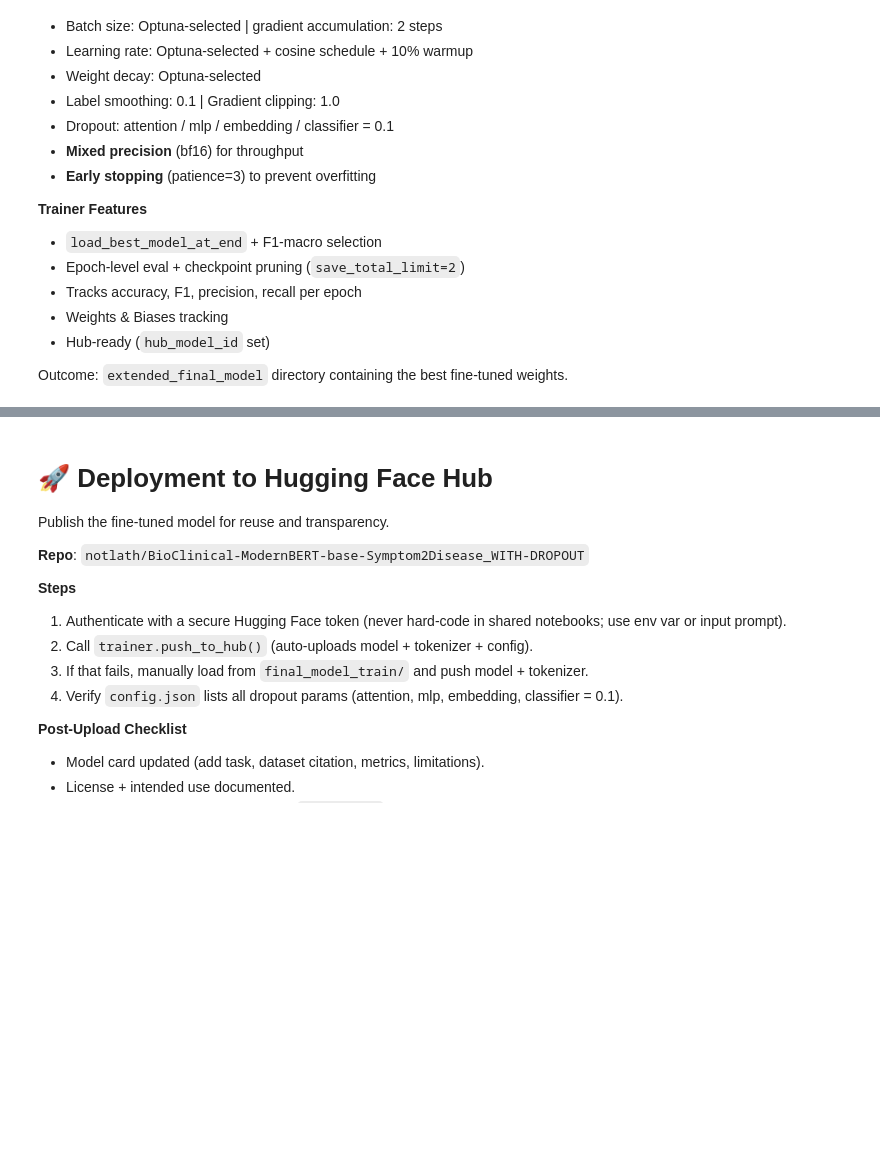
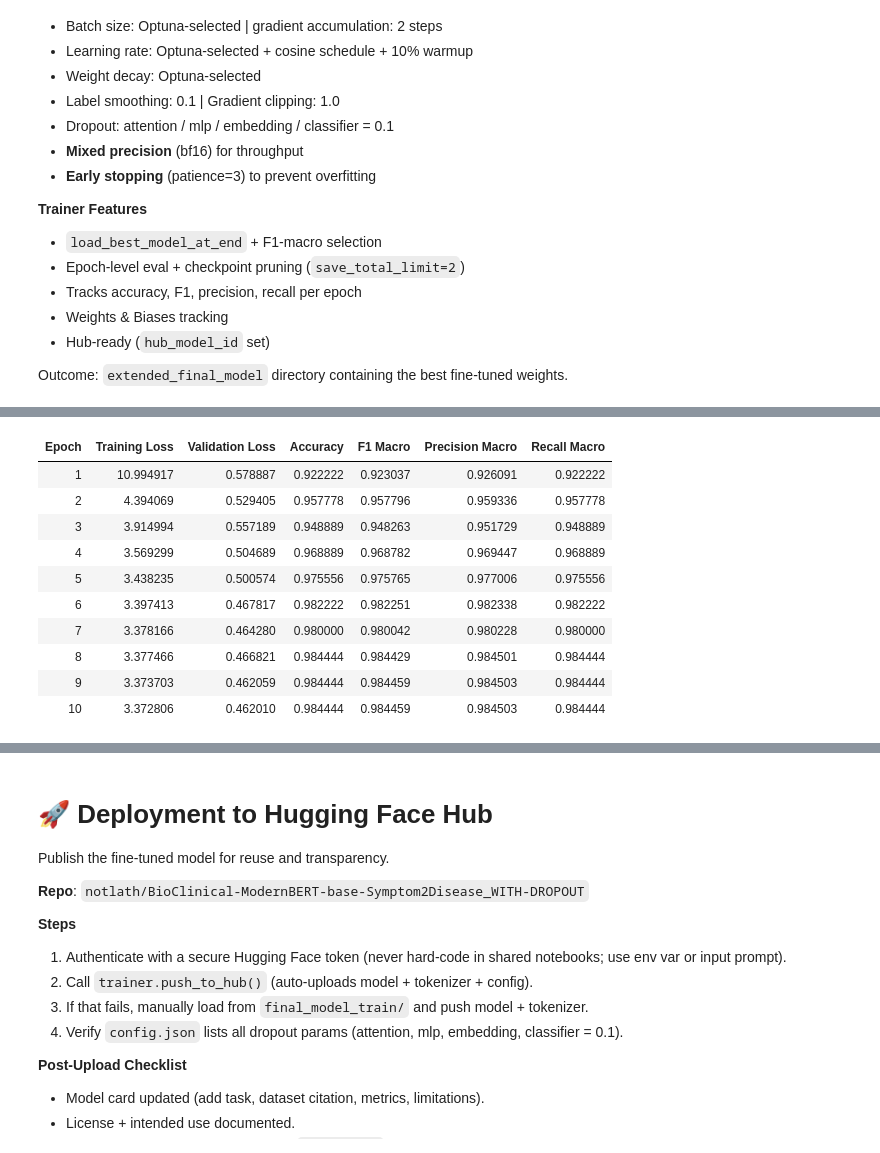
Before and after one commit to notlath/aill-be-sick, a Jupyter notebook: notebooks/finetuning/ClinicalBERT_Symptom2Disease_dataset.ipynb, the cells around one changed output, grey strips where cells are left out. Cells and saved outputs as stored; diff of their text form; code cells hidden in the pictures; blank space fills up the shorter version.

```diff
--- a/notebooks/finetuning/ClinicalBERT_Symptom2Disease_dataset.ipynb
+++ b/notebooks/finetuning/ClinicalBERT_Symptom2Disease_dataset.ipynb
@@ -647,0 +576,77 @@ wandb: 🚀 View run at https://wandb.ai/qltpagsuguiron-technological-institute-
+# %%
+from transformers import (
+    Trainer, TrainingArguments, AutoModelForSequenceClassification,
+    DataCollatorWithPadding, EarlyStoppingCallback,
+)
+
+model_id = "medicalai/ClinicalBERT"
+
+model = AutoModelForSequenceClassification.from_pretrained(
+    model_id,
+    num_labels=num_labels,
+    label2id=label2id,
+    id2label=id2label,
+    # attention_dropout=0.1,
+    # mlp_dropout=0.1,
+    # embedding_dropout=0.1,
+    # classifier_dropout=0.1,
+)
+
+# Calculate warmup from effective batch size (incl. accumulation)
+effective_batch = best_run.hyperparameters["per_device_train_batch_size"] * 8  # gradient_accumulation_steps=8
+steps_per_epoch = len(tokenized_dataset["train"]) // effective_batch
+total_steps = steps_per_epoch * 10
+warmup_steps = int(total_steps * 0.1)
+
+training_args = TrainingArguments(
+    output_dir="./extended_final_model",
+
+    # Optuna-optimized hyperparameters
+    per_device_train_batch_size=best_run.hyperparameters["per_device_train_batch_size"],
+    learning_rate=best_run.hyperparameters["learning_rate"],
+    weight_decay=best_run.hyperparameters["weight_decay"],
+
+    # Training configuration
+    per_device_eval_batch_size=8,
+    num_train_epochs=10,
+    gradient_accumulation_steps=8,
+    bf16=True,
+
+    # Optimization
+    warmup_steps=warmup_steps,
+    lr_scheduler_type="cosine",
+    label_smoothing_factor=0.1,
+    max_grad_norm=1.0,
+
+    # Checkpoint & evaluation
+    eval_strategy="epoch",
+    save_strategy="epoch",
+    save_total_limit=2,
+    load_best_model_at_end=True,
+    metric_for_best_model="eval_f1_macro",
+    greater_is_better=True,
+
+    # Logging & tracking
+    logging_strategy="epoch",
+    report_to="wandb",
+    run_name="final_training_optimized_hyperparams",
+
+    # Hugging Face integration
+    hub_model_id="notlath/ClinicalBERT_Symptom2Disease_dataset",
+
+    # Reproducibility
+    seed=42,
+)
+
+trainer = Trainer(
+    model=model,
+    args=training_args,
+    train_dataset=tokenized_dataset['train'],
+    eval_dataset=tokenized_dataset['validation'],
+    data_collator=data_collator,
+    compute_metrics=compute_metrics,
+    callbacks=[EarlyStoppingCallback(early_stopping_patience=3)],
+)
+
+trainer.train()
+# %% [output]
@@ -647,0 +671,11 @@ wandb: 🚀 View run at https://wandb.ai/qltpagsuguiron-technological-institute-
+| Epoch | Training Loss | Validation Loss | Accuracy | F1 Macro | Precision Macro | Recall Macro |
+| 1 | 10.994917 | 0.578887 | 0.922222 | 0.923037 | 0.926091 | 0.922222 |
+| 2 | 4.394069 | 0.529405 | 0.957778 | 0.957796 | 0.959336 | 0.957778 |
+| 3 | 3.914994 | 0.557189 | 0.948889 | 0.948263 | 0.951729 | 0.948889 |
+| 4 | 3.569299 | 0.504689 | 0.968889 | 0.968782 | 0.969447 | 0.968889 |
+| 5 | 3.438235 | 0.500574 | 0.975556 | 0.975765 | 0.977006 | 0.975556 |
+| 6 | 3.397413 | 0.467817 | 0.982222 | 0.982251 | 0.982338 | 0.982222 |
+| 7 | 3.378166 | 0.464280 | 0.980000 | 0.980042 | 0.980228 | 0.980000 |
+| 8 | 3.377466 | 0.466821 | 0.984444 | 0.984429 | 0.984501 | 0.984444 |
+| 9 | 3.373703 | 0.462059 | 0.984444 | 0.984459 | 0.984503 | 0.984444 |
+| 10 | 3.372806 | 0.462010 | 0.984444 | 0.984459 | 0.984503 | 0.984444 |
```
Also changed, not shown: parts of 20 cells of this notebook, 7 other files.
